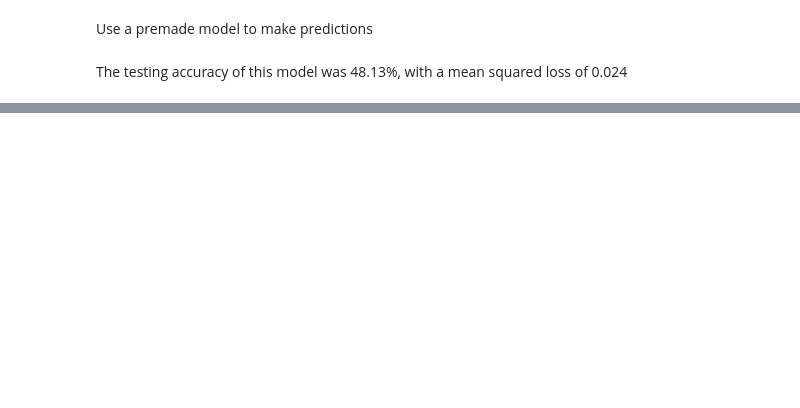
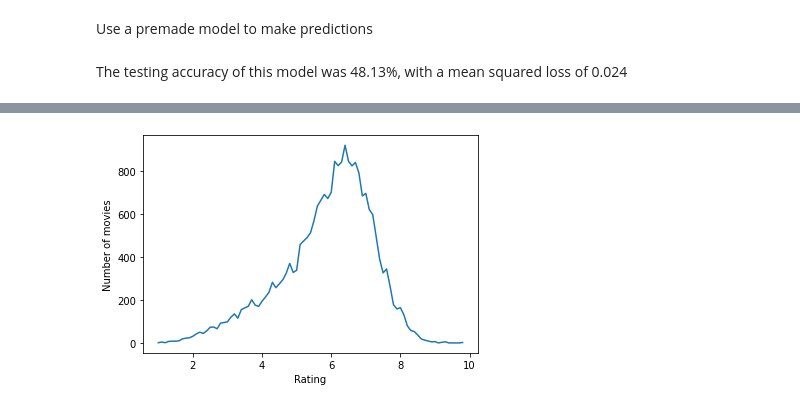
Before and after one commit to Shayshu-NR/Movie-Rating-AI, a Jupyter notebook: APS360_Final_Project.ipynb, the cells around one changed output, grey strips where cells are left out. Cells and saved outputs as stored; diff of their text form; code cells hidden in the pictures; blank space fills up the shorter version.

```diff
--- a/APS360_Final_Project.ipynb
+++ b/APS360_Final_Project.ipynb
@@ -122,0 +339,19 @@ The testing accuracy of this model was 48.13%, with a mean squared loss of 0.024
+# %%
+unq_genres = np.sort(not_missing['avg_vote'].unique())
+gen_breakd = []
+nor_gen = []
+
+for i in unq_genres:
+  gen_breakd.append(not_missing[not_missing.avg_vote == i].shape[0])
+
+# total = np.sum(gen_breakd)
+
+# for i in gen_breakd:
+#   nor_gen.append(100.0 * i / total)
+# %%
+plt.plot(unq_genres, gen_breakd)
+plt.xlabel("Rating")
+plt.ylabel("Number of movies")
+plt.show()
+# %% [output]
+[figure, added]
```
Also changed, not shown: parts of 45 cells of this notebook.
